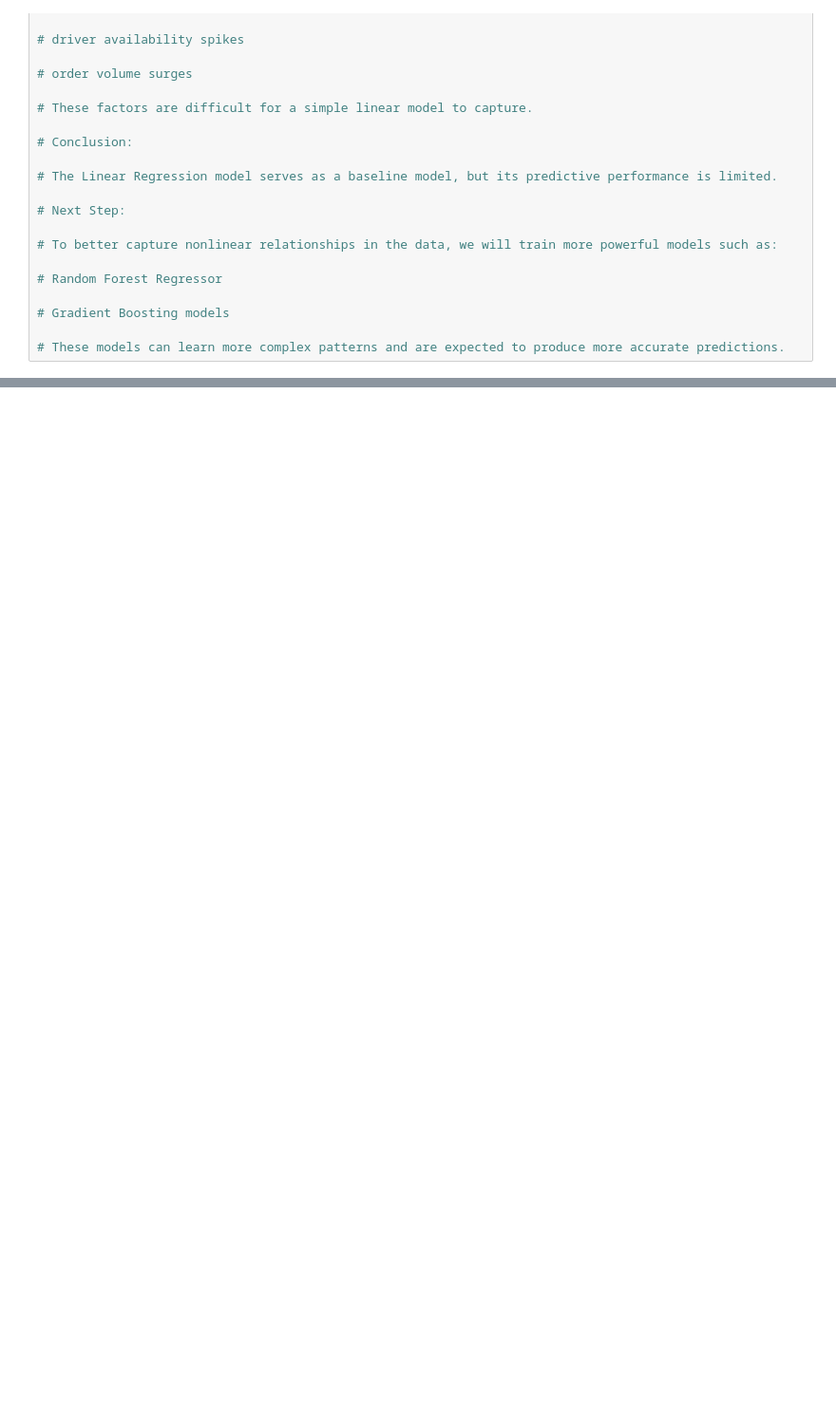
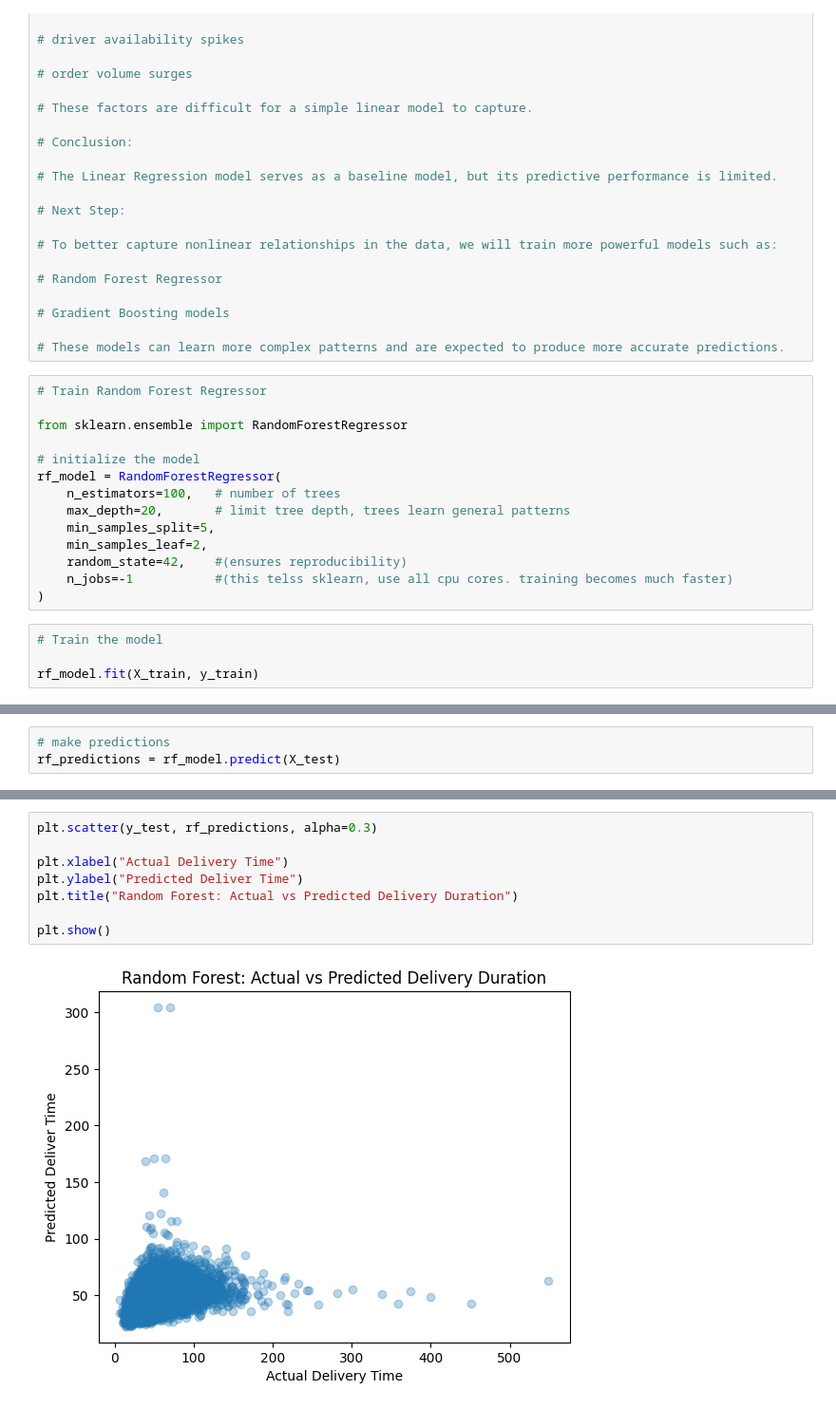
Before and after one commit to sayonyyy/doordash-delivery-duration-prediction, a Jupyter notebook: deliver_duration_prediction.ipynb, the cells around one changed output, grey strips where cells are left out. Shown at 95% size. Cells and saved outputs as stored; diff of their text form; blank space fills up the shorter version.

```diff
--- a/deliver_duration_prediction.ipynb
+++ b/deliver_duration_prediction.ipynb
@@ -438,3 +438,21 @@ plt.show()
 # Gradient Boosting models
 
 # These models can learn more complex patterns and are expected to produce more accurate predictions.
+# %%
+# Train Random Forest Regressor
+
+from sklearn.ensemble import RandomForestRegressor
+
+# initialize the model
+rf_model = RandomForestRegressor(
+    n_estimators=100,   # number of trees
+    max_depth=20,       # limit tree depth, trees learn general patterns
+    min_samples_split=5,
+    min_samples_leaf=2,
+    random_state=42,    #(ensures reproducibility)
+    n_jobs=-1           #(this telss sklearn, use all cpu cores. training becomes much faster)
+)
+# %%
+# Train the model
+
+rf_model.fit(X_train, y_train)
@@ -440,0 +462,3 @@ plt.show()
+# %%
+# make predictions
+rf_predictions = rf_model.predict(X_test)
@@ -440,0 +480,10 @@ plt.show()
+# %%
+plt.scatter(y_test, rf_predictions, alpha=0.3)
+
+plt.xlabel("Actual Delivery Time")
+plt.ylabel("Predicted Deliver Time")
+plt.title("Random Forest: Actual vs Predicted Delivery Duration")
+
+plt.show()
+# %% [output]
+[figure, added]
```
Also changed, not shown: parts of 10 cells of this notebook.
